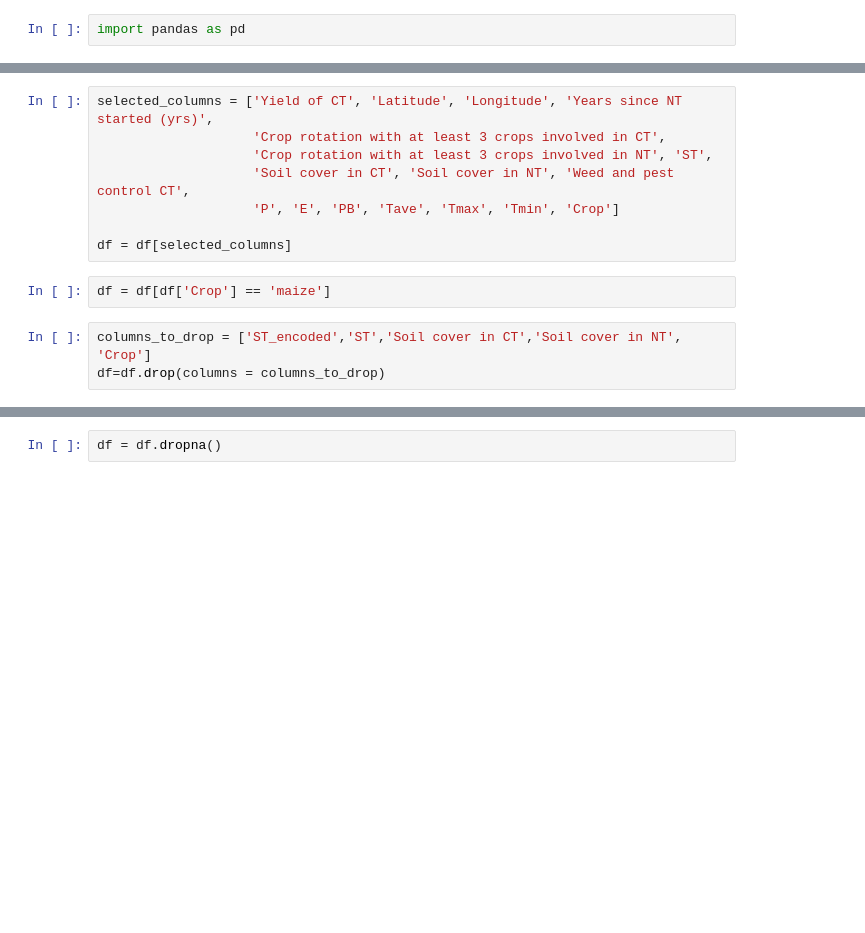
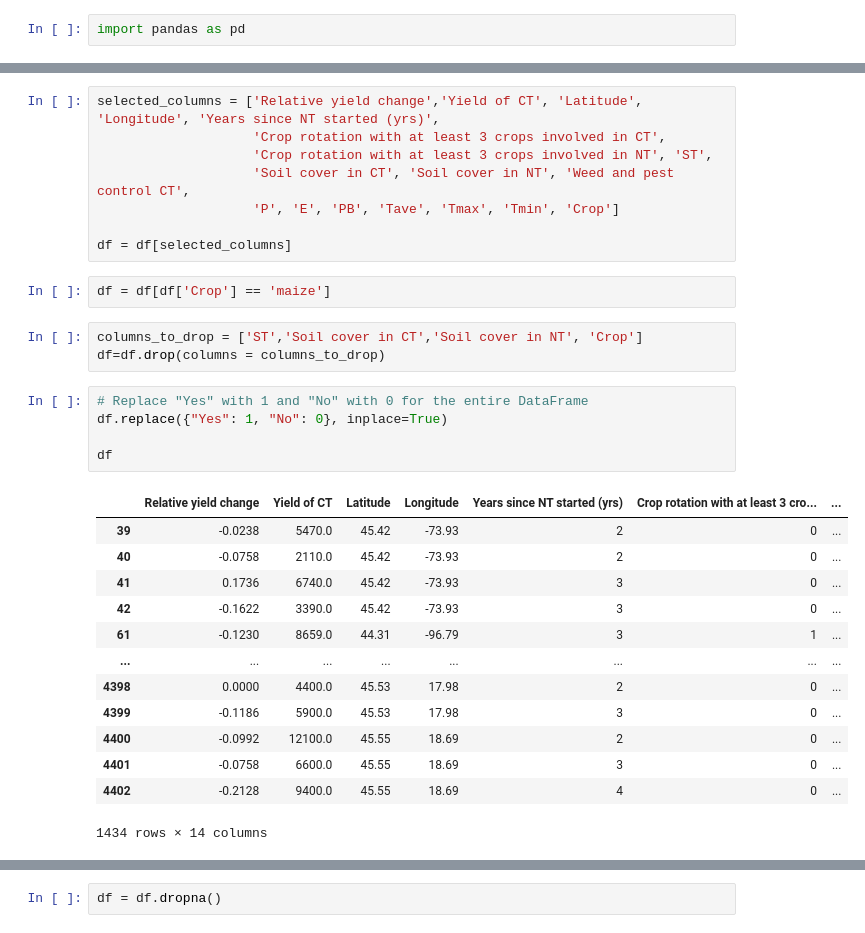
Before and after one commit to B-Moritz/ACIT4620_XAI_with_ANFIS, a Jupyter notebook: dataset/CI_RF_mm.ipynb, the cells around one changed output, grey strips where cells are left out. Drawn from its saved outputs; the diff is of its cells as text; blank space fills up the shorter version.

```diff
--- a/dataset/CI_RF_mm.ipynb
+++ b/dataset/CI_RF_mm.ipynb
@@ -5,5 +25,5 @@ df = pd.read_csv('DataFrame.csv')
 # %%
-selected_columns = ['Yield of CT', 'Latitude', 'Longitude', 'Years since NT started (yrs)',
+selected_columns = ['Relative yield change','Yield of CT', 'Latitude', 'Longitude', 'Years since NT started (yrs)',
                     'Crop rotation with at least 3 crops involved in CT',
                     'Crop rotation with at least 3 crops involved in NT', 'ST',
                     'Soil cover in CT', 'Soil cover in NT', 'Weed and pest control CT',
@@ -13,8 +33,27 @@ df = df[selected_columns]
 # %%
 df = df[df['Crop'] == 'maize']
 # %%
-columns_to_drop = ['ST_encoded','ST','Soil cover in CT','Soil cover in NT', 'Crop']
+columns_to_drop = ['ST','Soil cover in CT','Soil cover in NT', 'Crop']
 df=df.drop(columns = columns_to_drop)
+# %%
+# Replace "Yes" with 1 and "No" with 0 for the entire DataFrame
+df.replace({"Yes": 1, "No": 0}, inplace=True)
+
+df
+# %% [output]
+|  | Relative yield change | Yield of CT | Latitude | Longitude | Years since NT started (yrs) | Crop rotation with at least 3 cro... | ... |
+| 39 | -0.0238 | 5470.0 | 45.42 | -73.93 | 2 | 0 | ... |
+| 40 | -0.0758 | 2110.0 | 45.42 | -73.93 | 2 | 0 | ... |
+| 41 | 0.1736 | 6740.0 | 45.42 | -73.93 | 3 | 0 | ... |
+| 42 | -0.1622 | 3390.0 | 45.42 | -73.93 | 3 | 0 | ... |
+| 61 | -0.1230 | 8659.0 | 44.31 | -96.79 | 3 | 1 | ... |
+| ... | ... | ... | ... | ... | ... | ... | ... |
+| 4398 | 0.0000 | 4400.0 | 45.53 | 17.98 | 2 | 0 | ... |
+| 4399 | -0.1186 | 5900.0 | 45.53 | 17.98 | 3 | 0 | ... |
+| 4400 | -0.0992 | 12100.0 | 45.55 | 18.69 | 2 | 0 | ... |
+| 4401 | -0.0758 | 6600.0 | 45.55 | 18.69 | 3 | 0 | ... |
+| 4402 | -0.2128 | 9400.0 | 45.55 | 18.69 | 4 | 0 | ... |
+1434 rows × 14 columns
 # %%
 df.info()
 # %% [output]
```
Also changed, not shown: parts of 6 cells of this notebook.
